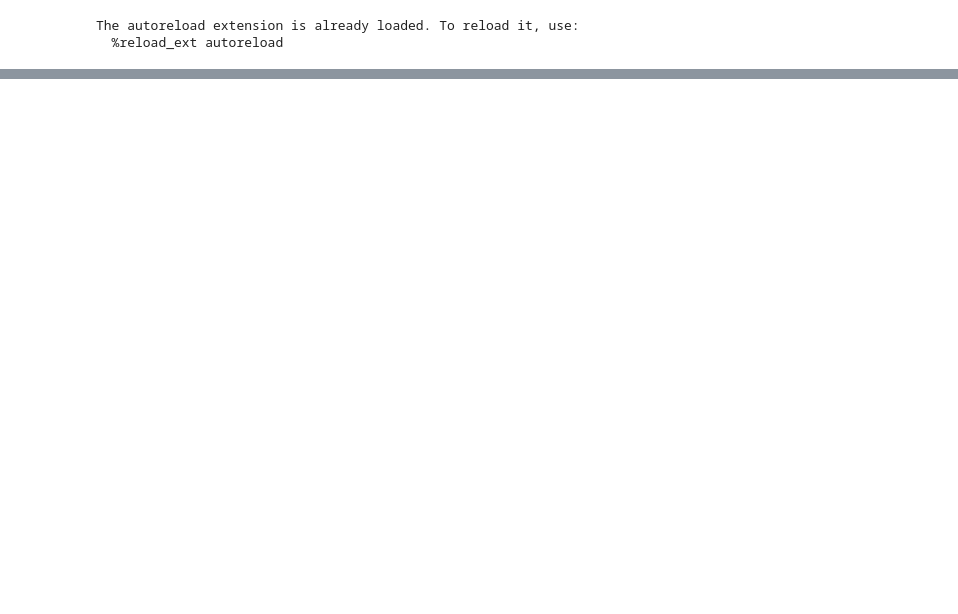
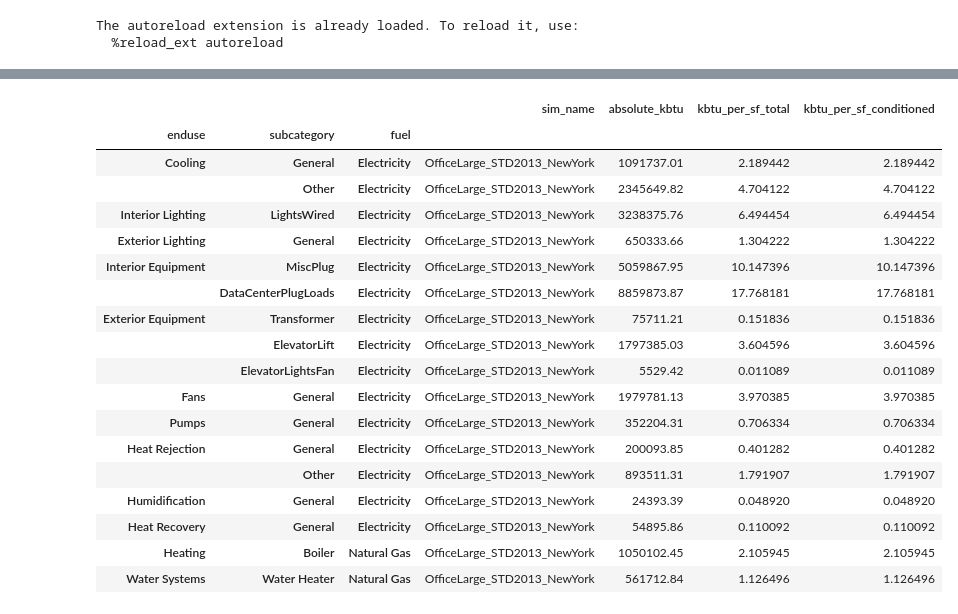
Before and after one commit to michaelsweeney/becp-py, a Jupyter notebook: testing/enduse_ghg.ipynb, the cells around one changed output, grey strips where cells are left out. Drawn from its saved outputs; the diff is of its cells as text; code cells hidden in the pictures; blank space fills up the shorter version.

```diff
--- a/testing/enduse_ghg.ipynb
+++ b/testing/enduse_ghg.ipynb
@@ -105,0 +125,22 @@ IndexError: index 0 is out of bounds for axis 0 with size 0
+# %%
+refbuild.get_reference_building('OfficeLarge', '4A', 'STD2013')
+# %% [output]
+|  |  |  | sim_name | absolute_kbtu | kbtu_per_sf_total | kbtu_per_sf_conditioned |
+| enduse | subcategory | fuel |  |  |  |  |
+| Cooling | General | Electricity | OfficeLarge_STD2013_NewYork | 1091737.01 | 2.189442 | 2.189442 |
+|  | Other | Electricity | OfficeLarge_STD2013_NewYork | 2345649.82 | 4.704122 | 4.704122 |
+| Interior Lighting | LightsWired | Electricity | OfficeLarge_STD2013_NewYork | 3238375.76 | 6.494454 | 6.494454 |
+| Exterior Lighting | General | Electricity | OfficeLarge_STD2013_NewYork | 650333.66 | 1.304222 | 1.304222 |
+| Interior Equipment | MiscPlug | Electricity | OfficeLarge_STD2013_NewYork | 5059867.95 | 10.147396 | 10.147396 |
+|  | DataCenterPlugLoads | Electricity | OfficeLarge_STD2013_NewYork | 8859873.87 | 17.768181 | 17.768181 |
+| Exterior Equipment | Transformer | Electricity | OfficeLarge_STD2013_NewYork | 75711.21 | 0.151836 | 0.151836 |
+|  | ElevatorLift | Electricity | OfficeLarge_STD2013_NewYork | 1797385.03 | 3.604596 | 3.604596 |
+|  | ElevatorLightsFan | Electricity | OfficeLarge_STD2013_NewYork | 5529.42 | 0.011089 | 0.011089 |
+| Fans | General | Electricity | OfficeLarge_STD2013_NewYork | 1979781.13 | 3.970385 | 3.970385 |
+| Pumps | General | Electricity | OfficeLarge_STD2013_NewYork | 352204.31 | 0.706334 | 0.706334 |
+| Heat Rejection | General | Electricity | OfficeLarge_STD2013_NewYork | 200093.85 | 0.401282 | 0.401282 |
+|  | Other | Electricity | OfficeLarge_STD2013_NewYork | 893511.31 | 1.791907 | 1.791907 |
+| Humidification | General | Electricity | OfficeLarge_STD2013_NewYork | 24393.39 | 0.048920 | 0.048920 |
+| Heat Recovery | General | Electricity | OfficeLarge_STD2013_NewYork | 54895.86 | 0.110092 | 0.110092 |
+| Heating | Boiler | Natural Gas | OfficeLarge_STD2013_NewYork | 1050102.45 | 2.105945 | 2.105945 |
+| Water Systems | Water Heater | Natural Gas | OfficeLarge_STD2013_NewYork | 561712.84 | 1.126496 | 1.126496 |
```
Also changed, not shown: parts of 6 cells of this notebook, 7 other files.
